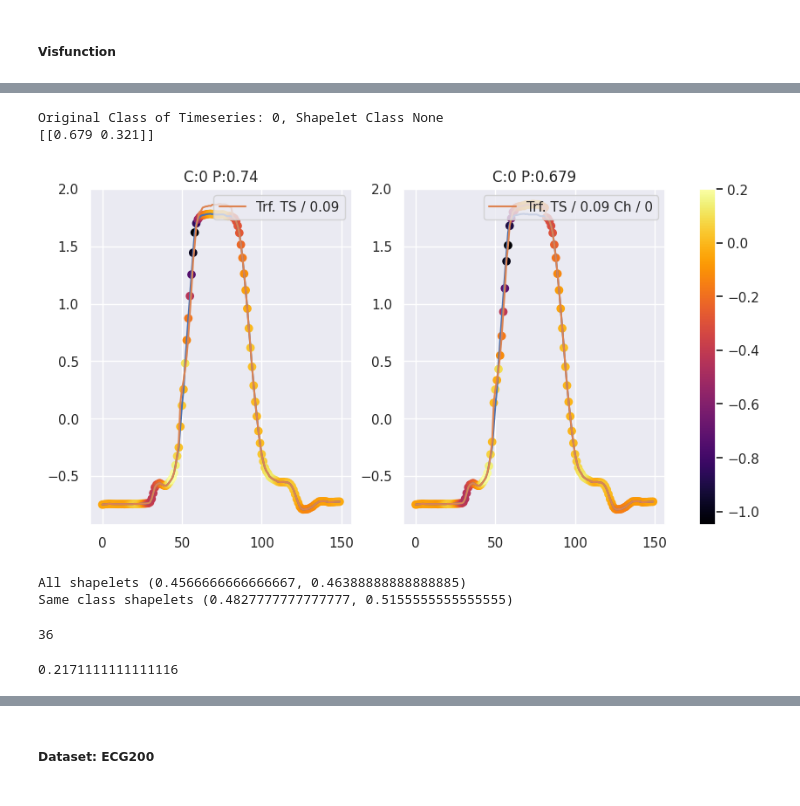
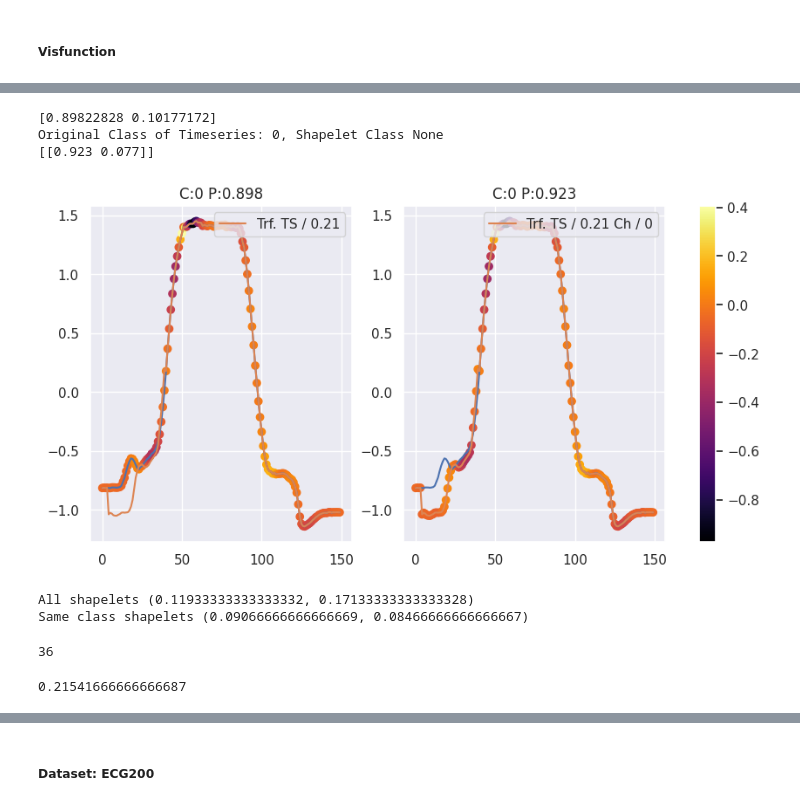
Before and after one commit to belaboe97/xai-shapelets, a Jupyter notebook: ST_pyts.ipynb, the cells around one changed output, grey strips where cells are left out. Saved outputs shown, nothing was run; the diff lists cells and outputs as text; code cells hidden in the pictures.

```diff
--- a/ST_pyts.ipynb
+++ b/ST_pyts.ipynb
@@ -124,13 +127,17 @@ def _derive_shapelet_distances(X, shapelet):
     #print(dist.shape,pos.shape)
     return dist, pos
 
-@njit
-def _derive_transformed_tss(x,pos,shapelet):
+@njit()
+def _derive_transformed_tss(x,dist, pos,shapelet, threshhold=0.1, ma=False):
     transformed_tss = []
     for i in prange(len(pos)):
           #print(p, shapelet.size, p+shapelet.size, x[i].shape)
           trf_ts = x[i].copy()
-          trf_ts[int(pos[i]): int(pos[i]) + int(len(shapelet))] = shapelet
+          if (np.max(trf_ts) - np.min(trf_ts)) * threshhold > dist[i]:
+            trf_ts[int(pos[i]): int(pos[i]) + int(len(shapelet))] = shapelet
+            if ma:
+              pass
+              #trf_ts[int(pos[i]): int(pos[i]) + int(len(shapelet))] = pd.DataFrame(trf_ts)[(pos[i]): int(pos[i]) + int(len(shapelet))].rolling(engine="numba",window=window).mean()[0]
           transformed_tss.append(trf_ts)
     return transformed_tss
 
@@ -151,7 +158,7 @@ def _derive_all_squared_distances_fit(
 
         for j in prange(shapelets[i].shape[0]):
             dist, pos  = _derive_shapelet_distances(X_window, shapelets[i][j])
-            trf_tss = _derive_transformed_tss(X,pos,shapelets[i][j])
+            trf_tss = _derive_transformed_tss(X,dist,pos,shapelets[i][j])
             distances.append(dist)
             positions.append(pos)
             all_transformed_timeseries.append(trf_tss)
@@ -159,9 +166,10 @@ def _derive_all_squared_distances_fit(
     return distances, positions, all_transformed_timeseries
 
 
+
 @njit()
 def _derive_all_squared_distances_transform(
-    x, X, n_samples, n_timestamps, window_sizes, shapelets, lengths
+    x, X, n_samples, n_timestamps, window_sizes, shapelets, lengths, ma = False
 ):
     """Derive the squared distances between all shapelets and time series."""
     distances = []  # save the distances in a list
@@ -184,8 +192,10 @@ def _derive_all_squared_distances_transform(
             #print(dist.shape,pos.shape)
             for t, p in zip(X, pos):
                 new_ts = t.copy()
-
                 new_ts[int(p):int(p)+int(shapelet.shape[0])] = shapelets[idx]
+                if ma:
+                  pass
+                  #new_ts[int(p):int(p)+int(shapelet.shape[0])] = pd.DataFrame(new_ts)[int(p):int(p)+int(shapelet.shape[0])].rolling(engine="numba",window=window).mean()[0]
                 transformed_timeseriess.append(new_ts.copy())
             transformed_timeseriesss.append(transformed_timeseriess)
         #print(X.shape, X_window.shape, shapelet.shape, dist.shape, pos.shape)
@@ -867,9 +905,9 @@ len(clf.coef_)
 1
 # %%
 st = ShapeletTransform(clf,
-                       window_sizes=[12,36],#[12, 24, 36, 48],
+                       window_sizes=[36],#[12, 24, 36, 48],
                        random_state=42,
-                       n_shapelets=20,
+                       n_shapelets=35,
                        sort=False,
                        criterion="custom")
 
@@ -963,11 +1005,10 @@ len(class_shapelets["class_1"])
 # %%
 def rank_class_shapelets_for_class(clf,class_shapelets,x,ts_n,explanation):
-    ranked_shapelets = {
-         "class_0": [], #5
-         "class_1": []  #15
-    }
+    for k in np.unique(y_train):
+      class_shapelets[f"class_{k}"] = []
     for k in class_shapelets.keys():
       for s in class_shapelets[k]:
+
         old_x = np.expand_dims(x[ts_n], axis=0)
         new_x = np.expand_dims(np.asarray(explanation[2])[s[0]][ts_n],axis=0)
 
@@ -976,10 +1017,10 @@ def rank_class_shapelets_for_class(clf,class_shapelets,x,ts_n,explanation):
 
         new_score = np.abs(new_score-base_score)
         new_score = ranked_shapelets[k].append([s[0],new_score])
-
-      ranked_shapelets[k] = np.array(ranked_shapelets[k])
-      sorted_indices = np.argsort(ranked_shapelets[k][:, 1])
-      ranked_shapelets[k]  = ranked_shapelets[k][sorted_indices][::-1]
+      if len(class_shapelets[k])>0:
+        ranked_shapelets[k] = np.array(ranked_shapelets[k])
+        sorted_indices = np.argsort(ranked_shapelets[k][:, 1])
+        ranked_shapelets[k]  = ranked_shapelets[k][sorted_indices][::-1]
 
     return ranked_shapelets
 
@@ -990,24 +1031,26 @@ def get_highest_change(ranked_shapelets, tsclass, same_class=False):
   shapelet = 0
   shapelet_class = None
   for cl in ranked_shapelets.keys():
-    if not same_class or same_class and tsclass==cl.split("_")[1]:
+    if not same_class or same_class and tsclass==cl.split("_")[1] and len(ranked_shapelets[cl])>0 :
       for s in ranked_shapelets[cl]:
         if s[1] > hi_sc: shapelet = s[0]; hi_sc = s[1]; shapelet_class=cl
   return int(shapelet), hi_sc, shapelet_class
 # %%
-ts_n = 3
-ts_class = np.argmax(clf.predict_proba(X)[ts_n])
+ts_n = 10
+ts_class = np.argmax(clf.predict_proba(x_train)[ts_n])
+print(clf.predict_proba(x_train)[ts_n])
 ranked_shapelets = rank_class_shapelets_for_class(clf, class_shapelets, x_train, ts_n, x_new)
 shapelet, change, sclass = get_highest_change(ranked_shapelets,ts_class,True)
 X= x_train
 print(f"Original Class of Timeseries: {shapelet_class}, Shapelet Class {sclass}")
 
 explanation = x_new
 plot_change(clf,x_train,x_new,ts_n, shapelet, change)
 # %% [output]
+[0.89822828 0.10177172]
 Original Class of Timeseries: 0, Shapelet Class None
-[[0.679 0.321]]
+[[0.923 0.077]]
-[figure, old version]
+[figure, new version]
 # %%
 def check_alignment(st, clf,X,explanation,class_shapelets, same_class=False):
   pred = clf.predict_proba(X)
@@ -1035,11 +1078,17 @@ def check_alignment(st, clf,X,explanation,class_shapelets, same_class=False):
   mean_intersect_trf /= len(X)
   return mean_intersect_org, mean_intersect_trf
 
-print("All shapelets",check_alignment(st, clf,X,explanation,class_shapelets, same_class=False))
-print("Same class shapelets", check_alignment(st, clf,X,explanation,class_shapelets, same_class=True))
+print("All shapelets",check_alignment(st, clf,x_train,explanation,class_shapelets, same_class=False))
+print("Same class shapelets", check_alignment(st, clf,x_train,explanation,class_shapelets, same_class=True))
+
+#All shapelets (0.4566666666666667, 0.46388888888888885)
+#Same class shapelets (0.4827777777777777, 0.5155555555555555)
+
+#All shapelets (0.4583333333333332, 0.4638888888888889)
+#Same class shapelets (0.5055555555555556, 0.5383333333333333)
 # %% [output]
-All shapelets (0.4566666666666667, 0.46388888888888885)
-Same class shapelets (0.4827777777777777, 0.5155555555555555)
+All shapelets (0.11933333333333332, 0.17133333333333328)
+Same class shapelets (0.09066666666666669, 0.08466666666666667)
 # %%
 np.random.randint(1,150,36).size
 # %% [output]
@@ -1047,8 +1096,8 @@ np.random.randint(1,150,36).size
 # %%
 m = 0
 for _ in range(1000):
-  m+= np.intersect1d(np.random.randint(1,150,36), np.argsort(X[0]*clf.coef_.flatten())[::-1][:36]).size / 36
+  m+= np.intersect1d(np.random.randint(1,150,24), np.argsort(X[0]*clf.coef_.flatten())[::-1][:36]).size / 36
 m/=1000
 m
 # %% [output]
-0.2171111111111116
+0.21541666666666687
```
Also changed, not shown: parts of 22 cells of this notebook, 2 other files.
